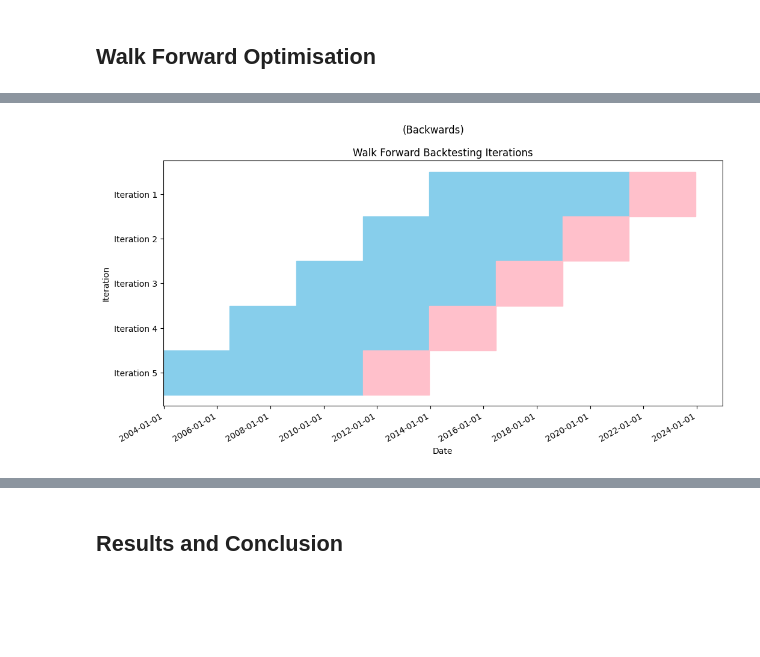
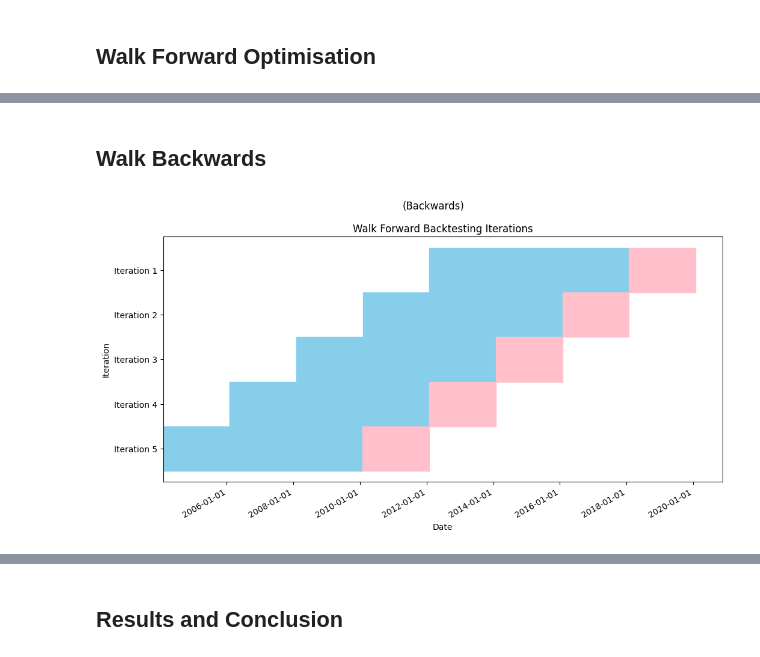
Before and after one commit to NUSFintechQuant/AY2324S1-Backtesting-SOP, a Jupyter notebook: Backtesting SOP.ipynb, the cells around one changed output, grey strips where cells are left out. Drawn from its saved outputs; the diff is of its cells as text; code cells hidden in the pictures; blank space fills up the shorter version.

```diff
--- a/Backtesting SOP.ipynb
+++ b/Backtesting SOP.ipynb
@@ -18,9 +27,13 @@ import yfinance as yf
 msft = yf.Ticker("MSFT")
 msft_history = msft.history(period="240mo")
 data = msft_history
+len_data = len(data)
+test_data = data[int(0.8 * len_data):]
+data = data[:int(0.8 * len_data)]
 
 # 1a) Create a DataFrame
 df = pd.DataFrame(data)
+test_df = pd.DataFrame(data)
 
 # 1b) Convert the 'Date' column to datetime format
 # df['Date'] = pd.to_datetime(df['Date'])
@@ -150,5 +299,6 @@ Profit Factor
+# %% [markdown]
+## Walk Backwards
 # %%
-# Walk-Backwards
-bt.runWF(iter=5, strategy_params_limit=strategy_params_limit, backwards=True)
+bt_run_walk_backwards = bt.runWF(iter=5, strategy_params_limit=strategy_params_limit, backwards=True)
 # %% [output]
-[figure, old version]
+[figure, new version]
```
Also changed, not shown: parts of 19 cells of this notebook, 1 other file.
